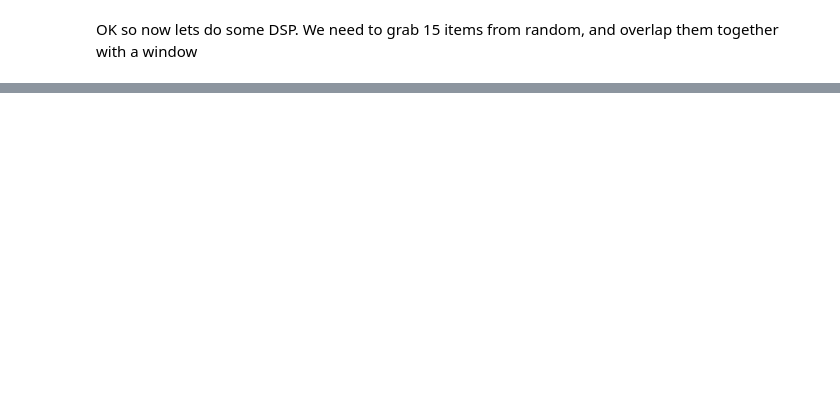
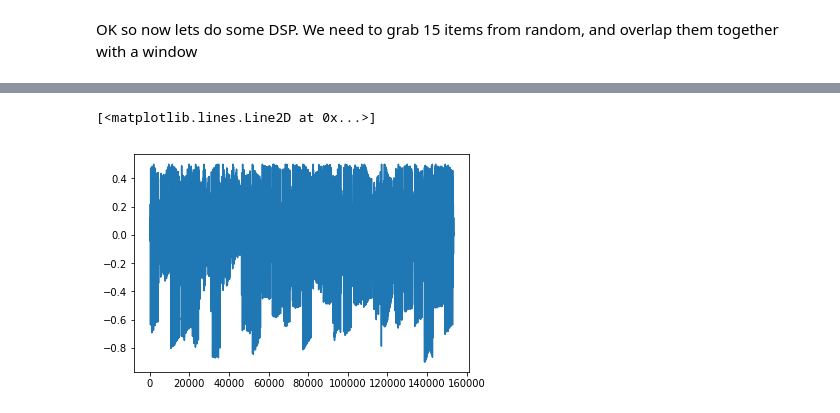
Before and after one commit to baconpaul/disquiet, a Jupyter notebook: disquiet0419/ChoralSynthesis.ipynb, the cells around one changed output, grey strips where cells are left out. Saved outputs shown, nothing was run; the diff lists cells and outputs as text; code cells hidden in the pictures; blank space fills up the shorter version.

```diff
--- a/disquiet0419/ChoralSynthesis.ipynb
+++ b/disquiet0419/ChoralSynthesis.ipynb
@@ -269,0 +280,14 @@ plt.plot( r * seg  / ( mv * 2 ))
+# %%
+def concatObservations(obs):
+    ss = []
+    for (f,s) in obs:
+        (seg,faded,window) = segmentFromFileNonOver(f,s)
+        ss.append(faded)
+    res = np.concatenate(ss)
+    return res
+
+res = concatObservations(obs)
+plt.plot(res)
+# %% [output]
+[<matplotlib.lines.Line2D at 0x...>]
+[figure, added]
```
Also changed, not shown: parts of 9 cells of this notebook.
